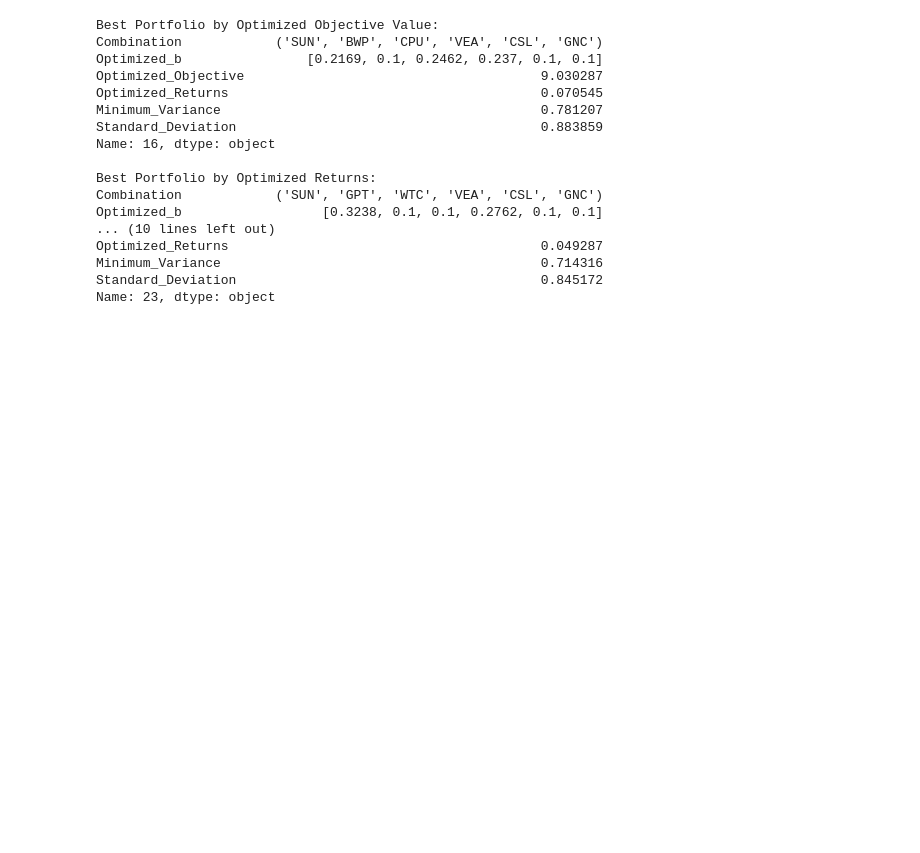
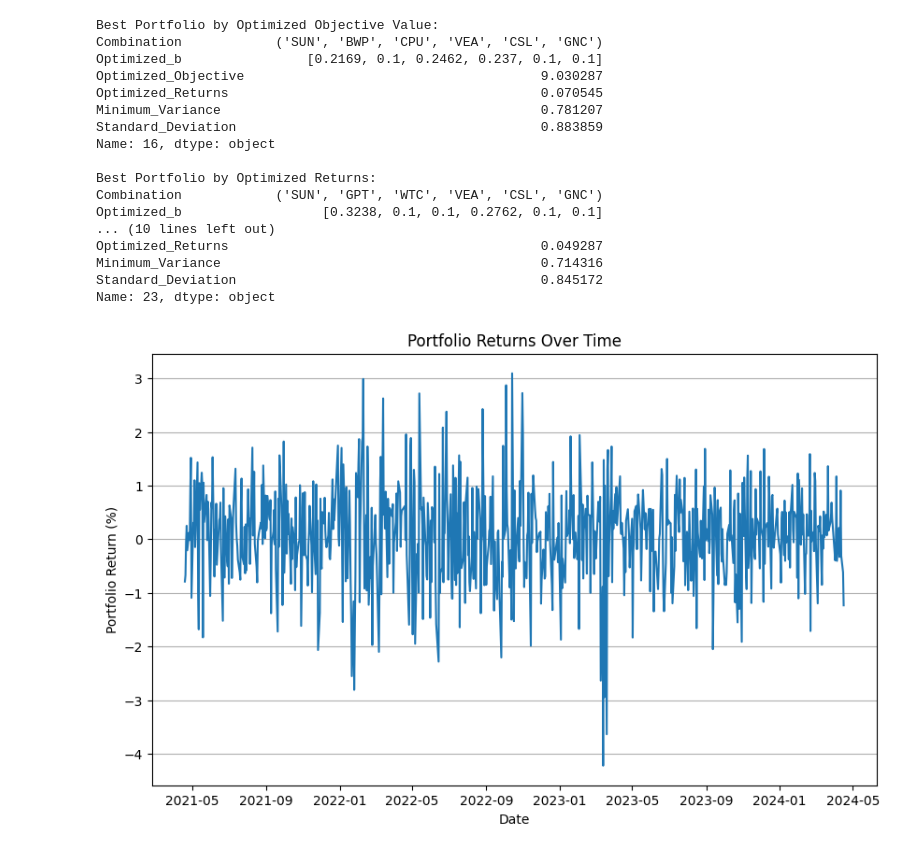
Before and after one commit to lordtahdus/Portfolio_Optimisation, a Jupyter notebook: ETC3460/plot.ipynb, the cells around one changed output. Drawn from its saved outputs; the diff is of its cells as text; code cells hidden in the pictures; blank space fills up the shorter version.

Commit message:
making plots and finalising asm

```diff
--- a/ETC3460/plot.ipynb
+++ b/ETC3460/plot.ipynb
@@ -65,3 +67,27 @@ Optimized_Returns                                        0.049287
 Minimum_Variance                                         0.714316
 Standard_Deviation                                       0.845172
 Name: 23, dtype: object
+# %%
+# Obtain the optimised obj portfolio
+portfolio_combination = list(
+    ast.literal_eval(best_portfolio_by_objective['Combination'])
+)
+portfolio_weights = list(best_portfolio_by_objective['Optimized_b'])
+# Compute the log return
+stock_returns = pd.read_csv('stock_log_returns.csv', index_col='Date')
+stock_returns.index = pd.to_datetime(stock_returns.index)
+portfolio_return = np.dot(stock_returns[portfolio_combination].values, portfolio_weights)
+portfolio_return = pd.DataFrame(portfolio_return, index=stock_returns.index, columns=['Portfolio Return'])
+# %%
+# Plot the portfolio returns
+plt.figure(figsize=(10, 6))
+plt.plot(portfolio_return.index, portfolio_return['Portfolio Return']*100, linestyle='-')
+# sns.lineplot(data=portfolio_return, palette='viridis', linestyle='-')
+
+plt.xlabel('Date')
+plt.ylabel('Portfolio Return (%)')
+plt.title('Portfolio Returns Over Time')
+plt.grid(True, axis='y')
+plt.show()
+# %% [output]
+[figure, added]
```
Also changed, not shown: parts of 5 cells of this notebook, 2 other files.
